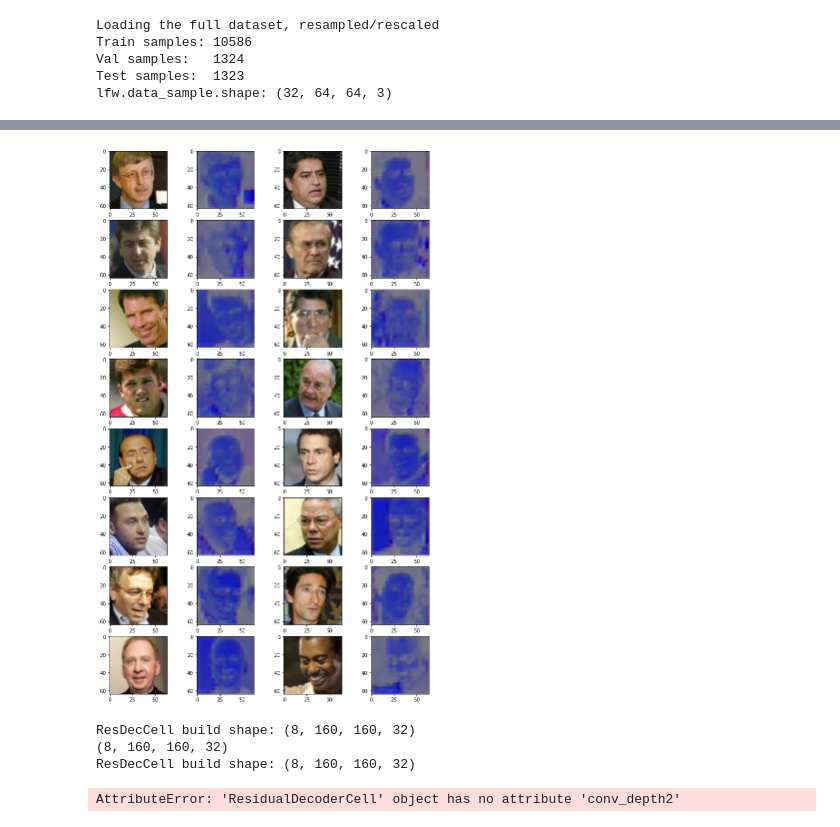
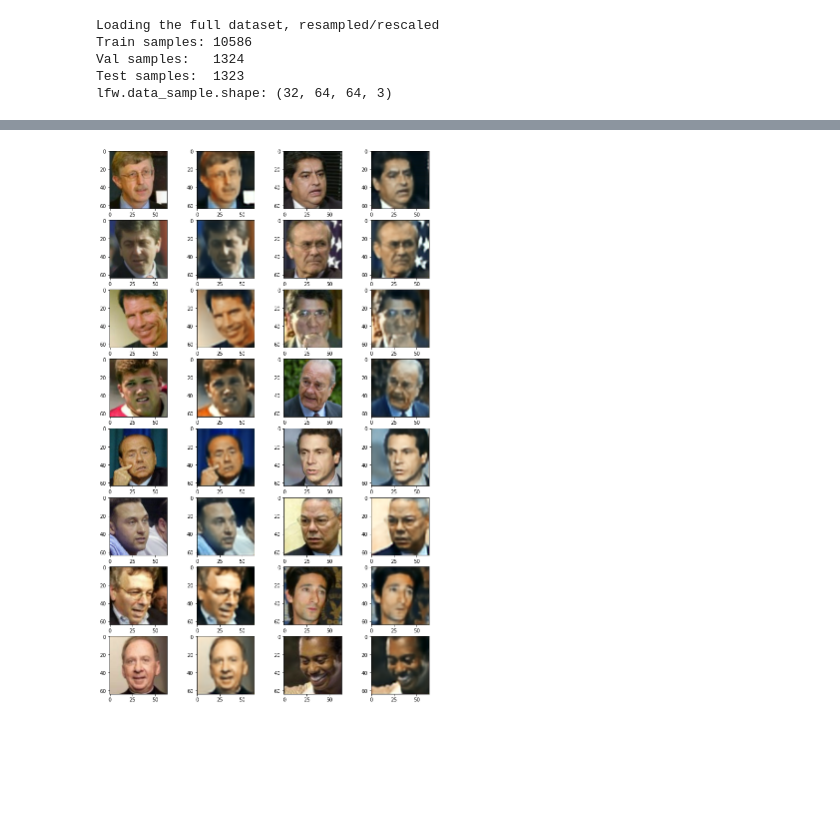
Before and after one commit to etotheipi/nvae_tensorflow, a Jupyter notebook: layer_playground.ipynb, the cells around one changed output, grey strips where cells are left out. Drawn from its saved outputs; the diff is of its cells as text; code cells hidden in the pictures; blank space fills up the shorter version.

```diff
--- a/layer_playground.ipynb
+++ b/layer_playground.ipynb
@@ -282,8 +174,8 @@ test_out = full_nvae(tf.zeros((64,) + IMAGE_SIZE))
 opt = tf.keras.optimizers.Adamax(INITIAL_LR)
 full_nvae.compile(opt, loss='mse', metrics='mse')
 
-cb_reducelr = tf.keras.callbacks.ReduceLROnPlateau(monitor='val_loss', factor=0.5, patience=8, verbose=1)
-cb_earlystop = tf.keras.callbacks.EarlyStopping(monitor='val_loss', patience=15, restore_best_weights=True)
+cb_reducelr = tf.keras.callbacks.ReduceLROnPlateau(monitor='val_mse', factor=0.5, patience=5, verbose=1)
+cb_earlystop = tf.keras.callbacks.EarlyStopping(monitor='val_mse', patience=10, restore_best_weights=True)
 cb_chkpoint = tf.keras.callbacks.ModelCheckpoint('best_vae', monitor='val_loss', save_best_only=True, save_weights_only=True)
 
 hist = full_nvae.fit(
@@ -328,6 +208,7 @@ plt.hist(nvae_proc + 0.5)
 # %%
-disp_ct = 4
-nvae_proc = full_model(lfw.data_sample) + 0.5
+disp_ct = 8
+nvae_proc = full_nvae(lfw.data_sample)
+
 fig, axs = plt.subplots(8, 4, figsize=(12, 20))
 for a,i in enumerate(range(0, 16)):
     #print(lfw.data_sample[i].shape)
@@ -341,7 +222,7 @@ for a,i in enumerate(range(0, 16)):
 
 best_loss = min(hist.history['val_loss'])
 
-fig.savefig(f'images/nvae_loss_{best_loss:.4f}_passthru.png')
+fig.savefig(f'images/nvae_roundtrip_samples.png')
 # %% [output]
 WARNING:matplotlib.image:Clipping input data to the valid range for imshow with RGB data ([0..1] for floats or [0..255] for integers).
 WARNING:matplotlib.image:Clipping input data to the valid range for imshow with RGB data ([0..1] for floats or [0..255] for integers).
@@ -353,19 +239 @@ WARNING:matplotlib.image:Clipping input data to the valid range for imshow with
-[figure, old version]
+[figure, new version]
-# %%
-test_input = cexpand(lfw.data_sample[:8])
-test_nfilt = 32
-#rdc = ResidualDecoderCell(expand_ratio=4, se_ratio=8, bn_momentum=0.9, gamma_reg=None)
-cexpand = L.Conv2D(filters=test_nfilt, kernel_size=1, strides=1, padding='same')
-test_input = cexpand(lfw.data_sample[:8])
-
-rdc(test_input, training=True)
-rdc(test_input, training=False)
-print(test_input.shape)
-dmodel = rdc.build(test_input.shape)
-dmodel = rdc.create_model(test_input.shape[1:])
-dmodel.summary()
-# %% [output]
-ResDecCell build shape: (8, 160, 160, 32)
-(8, 160, 160, 32)
-ResDecCell build shape: (8, 160, 160, 32)
-AttributeError: 'ResidualDecoderCell' object has no attribute 'conv_depth2'
```
Also changed, not shown: parts of 15 cells of this notebook, 6 other files.
